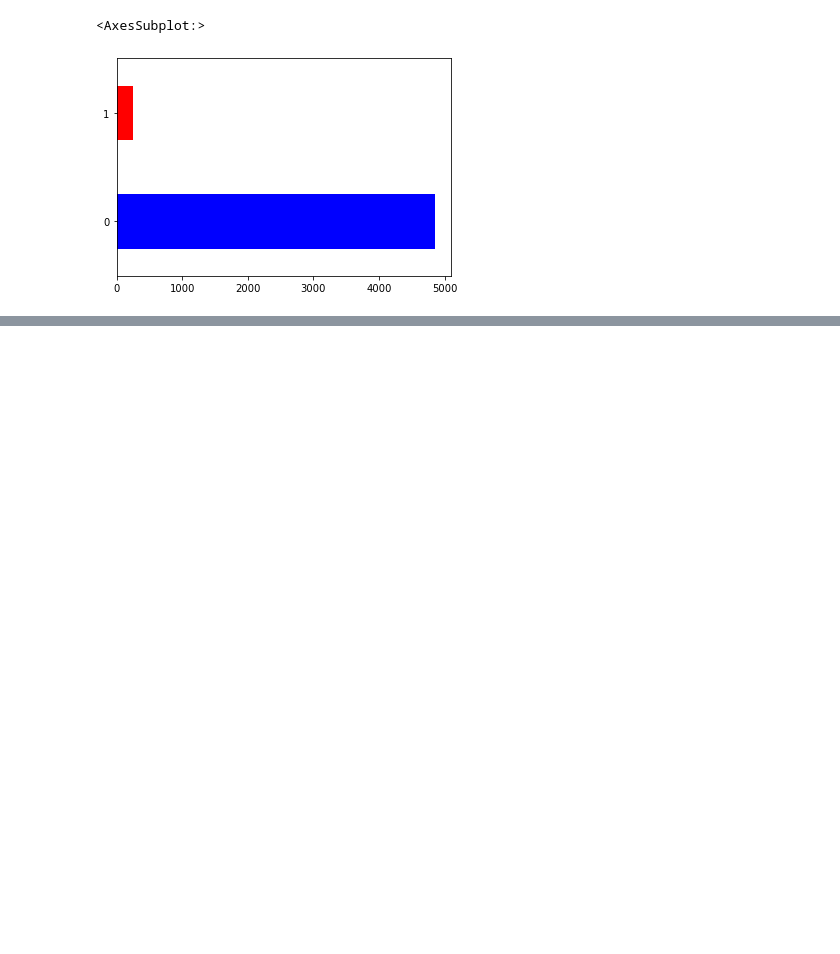
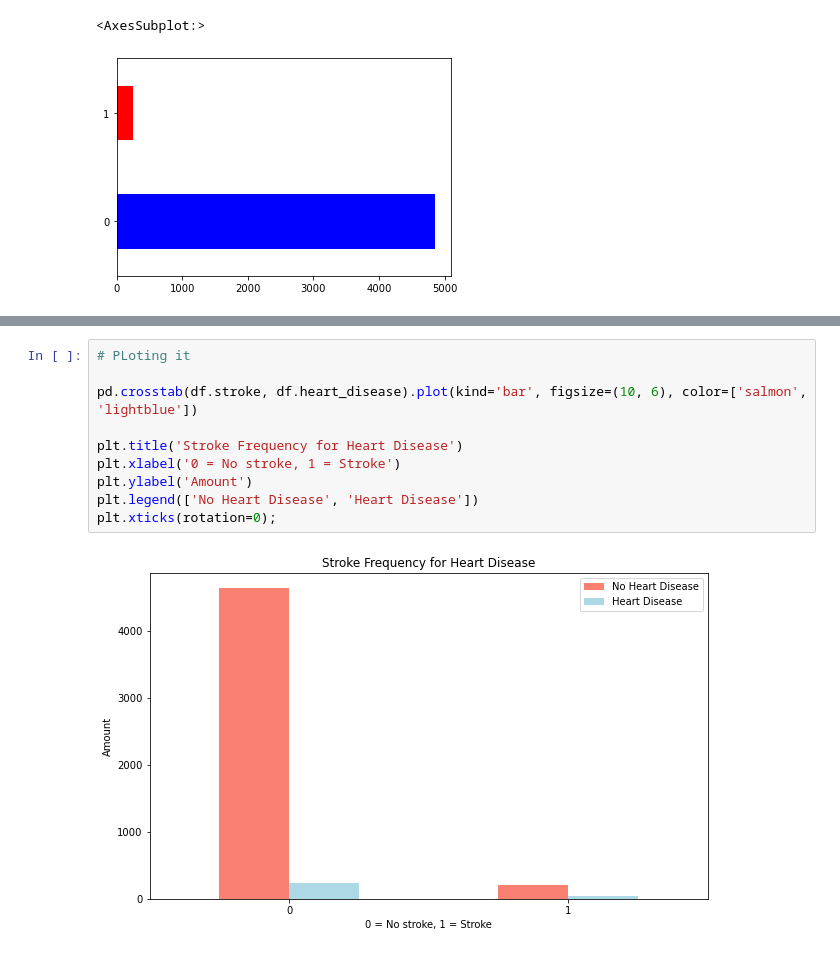
Before and after one commit to NikolaTosic-sudo/stroke_project, a Jupyter notebook: testing notebook.ipynb, the cells around one changed output, grey strips where cells are left out. Saved outputs shown, nothing was run; the diff lists cells and outputs as text; blank space fills up the shorter version.

```diff
--- a/testing notebook.ipynb
+++ b/testing notebook.ipynb
@@ -51,0 +77,12 @@ df.stroke.value_counts().plot(kind='pie')
+# %%
+# PLoting it
+
+pd.crosstab(df.stroke, df.heart_disease).plot(kind='bar', figsize=(10, 6), color=['salmon', 'lightblue'])
+
+plt.title('Stroke Frequency for Heart Disease')
+plt.xlabel('0 = No stroke, 1 = Stroke')
+plt.ylabel('Amount')
+plt.legend(['No Heart Disease', 'Heart Disease'])
+plt.xticks(rotation=0);
+# %% [output]
+[figure, added]
```
Also changed, not shown: parts of 7 cells of this notebook.
